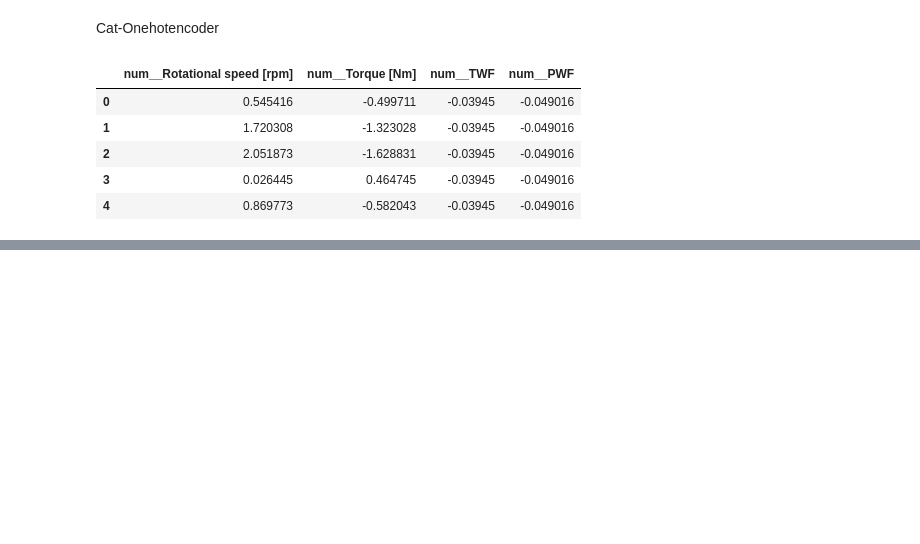
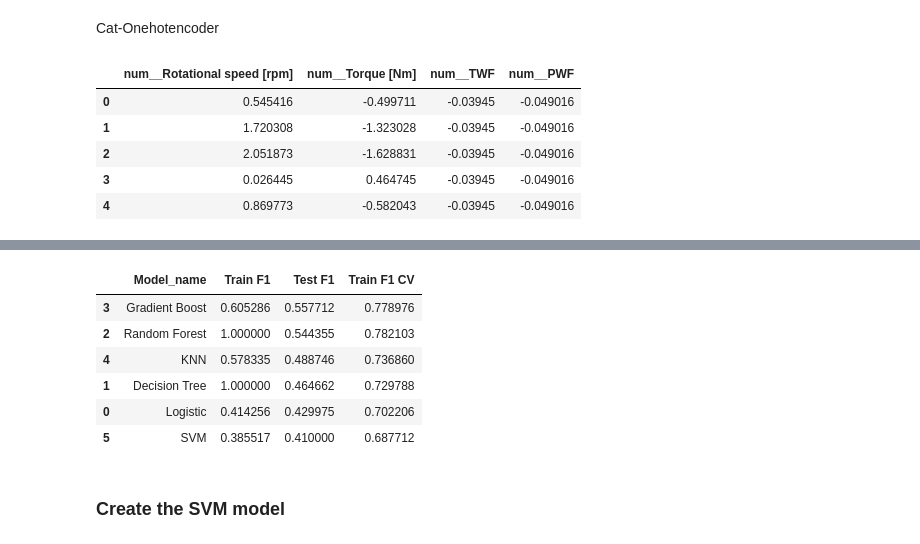
Before and after one commit to Rutuja68/Vscode-6-8-pm, a Jupyter notebook: machine failure Data/project.ipynb, the cells around one changed output, grey strips where cells are left out. Drawn from its saved outputs; the diff is of its cells as text; code cells hidden in the pictures; blank space fills up the shorter version.

```diff
--- a/machine failure Data/project.ipynb
+++ b/machine failure Data/project.ipynb
@@ -234,0 +414,13 @@ X_sel_pre.head()
+# %%
+results_df = results_df.sort_values(by='Test F1', ascending=False)
+results_df
+# %% [output]
+|  | Model_name | Train F1 | Test F1 | Train F1 CV |
+| 3 | Gradient Boost | 0.605286 | 0.557712 | 0.778976 |
+| 2 | Random Forest | 1.000000 | 0.544355 | 0.782103 |
+| 4 | KNN | 0.578335 | 0.488746 | 0.736860 |
+| 1 | Decision Tree | 1.000000 | 0.464662 | 0.729788 |
+| 0 | Logistic | 0.414256 | 0.429975 | 0.702206 |
+| 5 | SVM | 0.385517 | 0.410000 | 0.687712 |
+# %% [markdown]
+### Create the SVM model
```
Also changed, not shown: parts of 29 cells of this notebook, 7 other files.
